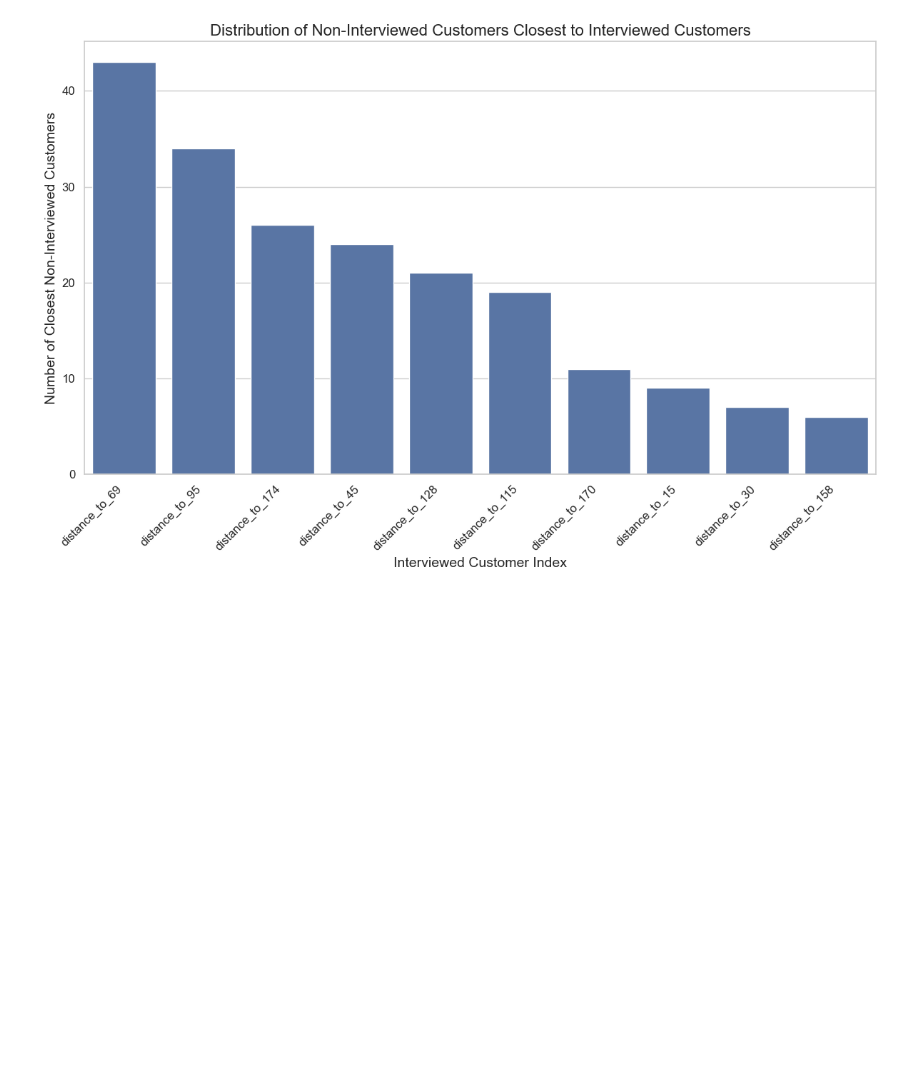
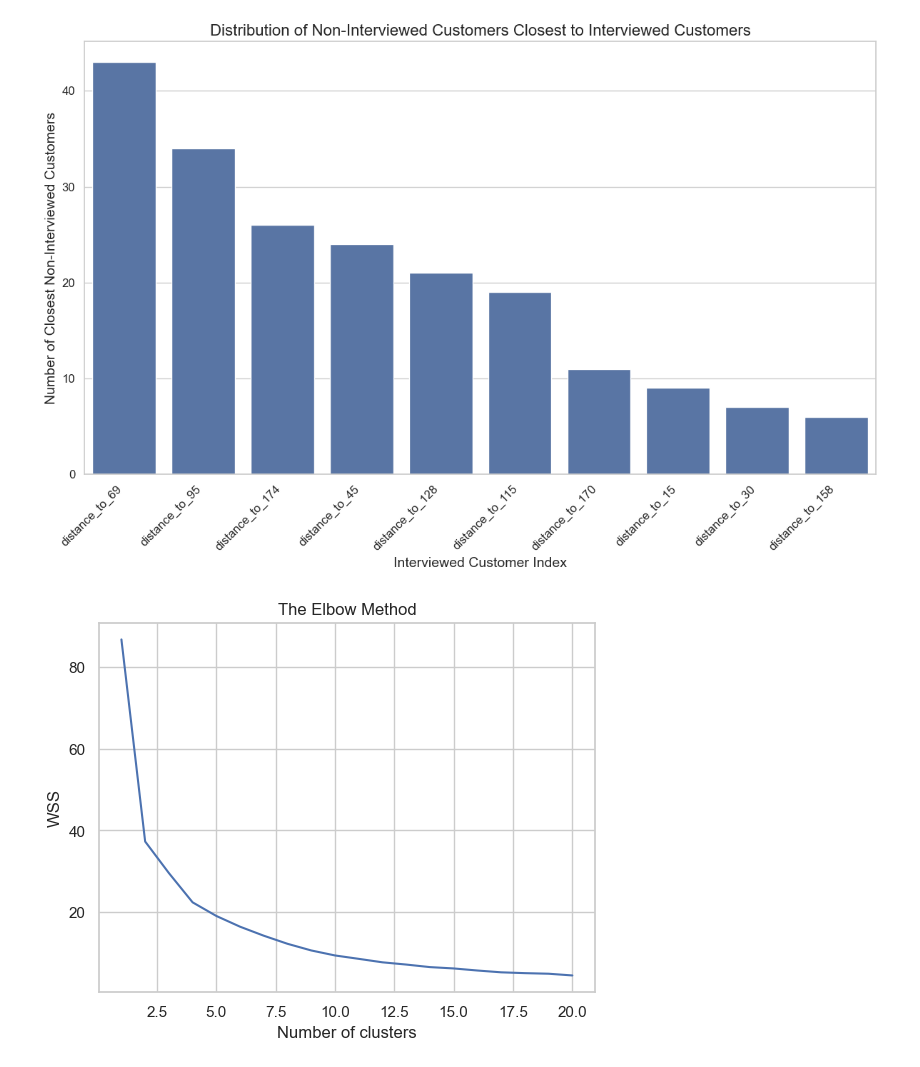
Before and after one commit to JamisonProctor/interviewed_customer_relationship_clusterer, a Jupyter notebook: interviewed_clusterer.ipynb, the cells around one changed output. Drawn from its saved outputs; the diff is of its cells as text; code cells hidden in the pictures; blank space fills up the shorter version.

Commit message:
Complete kmeans clustering over the data and visualize with scatter plots.

```diff
--- a/interviewed_clusterer.ipynb
+++ b/interviewed_clusterer.ipynb
@@ -97,3 +102,22 @@ plt.tight_layout()  # Adjust the plot to ensure everything fits without overlapp
 plt.show()
 # %% [output]
 [figure]
+# %%
+# Apply elbow method to determine optimal number of clusters for KMeans of the entire dataset
+features = df[['gender', 'age', 'annual_income_(k$)', 'spending_score']]
+
+# Calculate WSS for a range of K values
+wss = []
+for i in range(1, 21):
+    kmeans = KMeans(n_clusters=i, init='k-means++', max_iter=300, n_init=10, random_state=0)
+    kmeans.fit(features)
+    wss.append(kmeans.inertia_)
+
+# Plot the Elbow Graph
+plt.plot(range(1, 21), wss)
+plt.title('The Elbow Method')
+plt.xlabel('Number of clusters')
+plt.ylabel('WSS')  # Within-cluster sum of squares
+plt.show()
+# %% [output]
+[figure, added]
```
Also changed, not shown: parts of 12 cells of this notebook.
